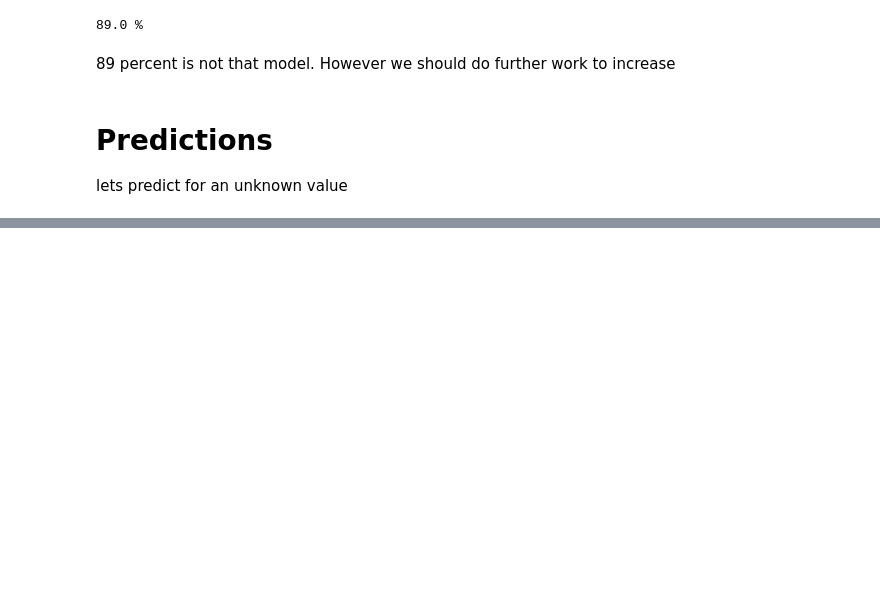
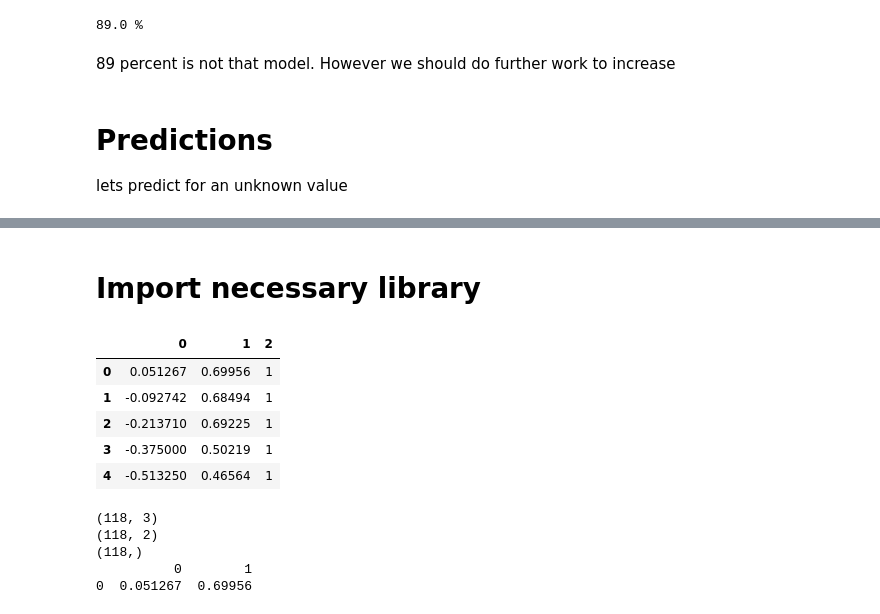
Before and after one commit to khalequzzamanlikhon/ML-Coursera-Python, a Jupyter notebook: Machine-Learning-Coursera-python.ipynb, the cells around one changed output, grey strips where cells are left out. Cells and saved outputs as stored; diff of their text form; code cells hidden in the pictures; blank space fills up the shorter version.

```diff
--- a/Machine-Learning-Coursera-python.ipynb
+++ b/Machine-Learning-Coursera-python.ipynb
@@ -492,0 +498,2 @@ Student with scores 45 and 85, we predict an admission probability of 0.82300909
+# %% [markdown]
+# Import necessary library
@@ -492,0 +505,23 @@ Student with scores 45 and 85, we predict an admission probability of 0.82300909
+# %%
+data = pd.read_csv('ex2data2.txt', header = None)
+X = data.iloc[:,:-1]
+y = data.iloc[:,2]
+data.head()
+# %% [output]
+|  | 0 | 1 | 2 |
+| 0 | 0.051267 | 0.69956 | 1 |
+| 1 | -0.092742 | 0.68494 | 1 |
+| 2 | -0.213710 | 0.69225 | 1 |
+| 3 | -0.375000 | 0.50219 | 1 |
+| 4 | -0.513250 | 0.46564 | 1 |
+# %%
+print(data.shape)
+print(X.shape)
+print(y.shape)
+print(X[:1])
+# %% [output]
+(118, 3)
+(118, 2)
+(118,)
+          0        1
+0  0.051267  0.69956
```
Also changed, not shown: parts of 27 cells of this notebook.
